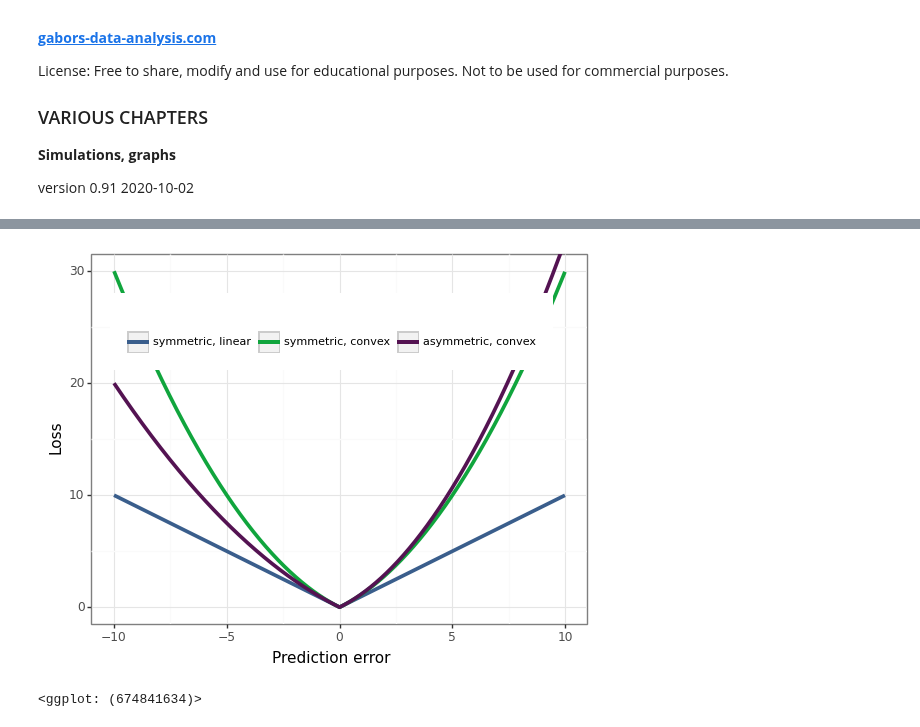
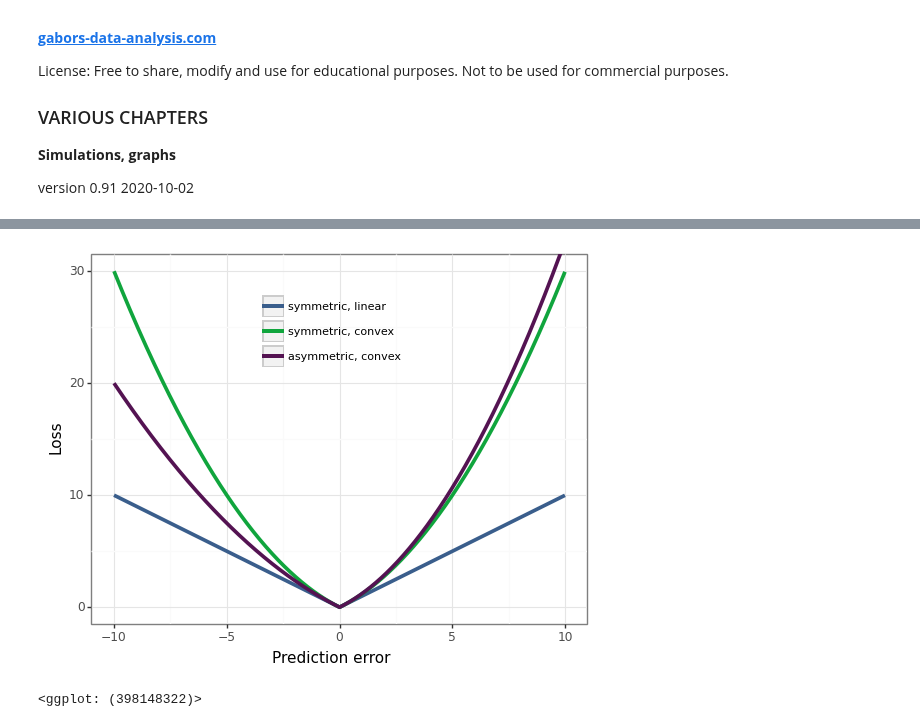
Before and after one commit to gabors-data-analysis/da_case_studies, a Jupyter notebook: da_illustrations/da_illustration_plots.ipynb, the cells around one changed output, grey strips where cells are left out. Drawn from its saved outputs; the diff is of its cells as text; code cells hidden in the pictures.

Commit message:
plot theme fix

```diff
--- a/da_illustrations/da_illustration_plots.ipynb
+++ b/da_illustrations/da_illustration_plots.ipynb
@@ -169,20 +169,26 @@ data = pd.concat([l1, l2, l3])
 # %%
 (
     ggplot(data, aes(x="x"))
     + geom_line(aes(y="y", color="color"), size=1.5)
     + coord_cartesian(ylim=(0, 30))
     + scale_color_manual(
         values=color[0:3],
         labels=("symmetric, linear", "symmetric, convex", "asymmetric, convex"),
-        name=" ",
     )
     + labs(y="Loss", x="Prediction error")
     + theme_bw()
-    + theme(legend_position=(0.5, 0.72), legend_text=element_text(size=8))
+    + theme(
+        legend_position=(0.5, 0.72),
+        legend_text=element_text(size=8),
+        legend_title=element_blank(),
+        legend_direction="vertical",
+        legend_background=element_blank(),
+        legend_box_background=element_rect(color="white"),
+    )
 )
 # %% [output]
-[figure, old version]
+[figure, new version]
-<ggplot: (674841634)>
+<ggplot: (398148322)>
 # %%
 x = np.arange(1, 21, 1)
 original = [
```
Also changed, not shown: parts of 4 cells of this notebook.
